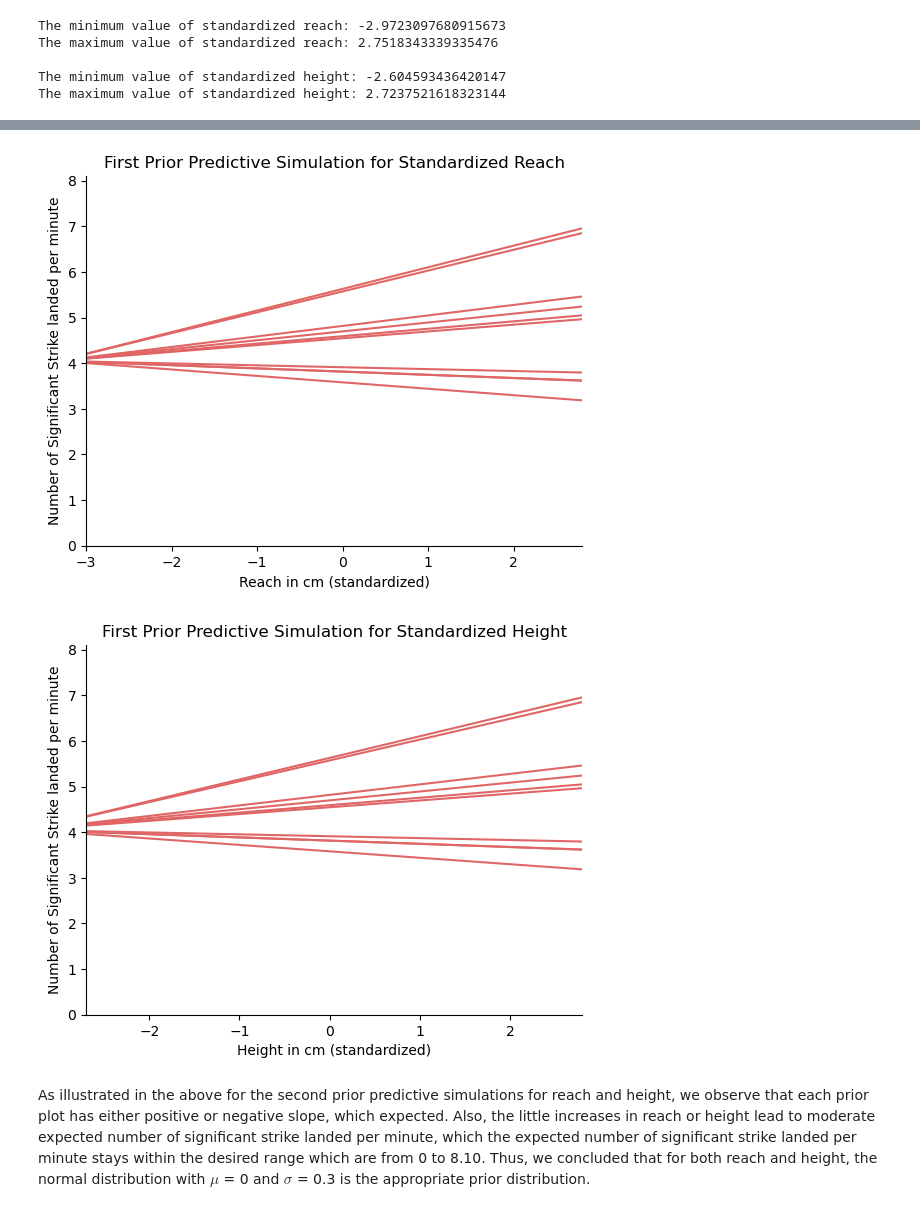
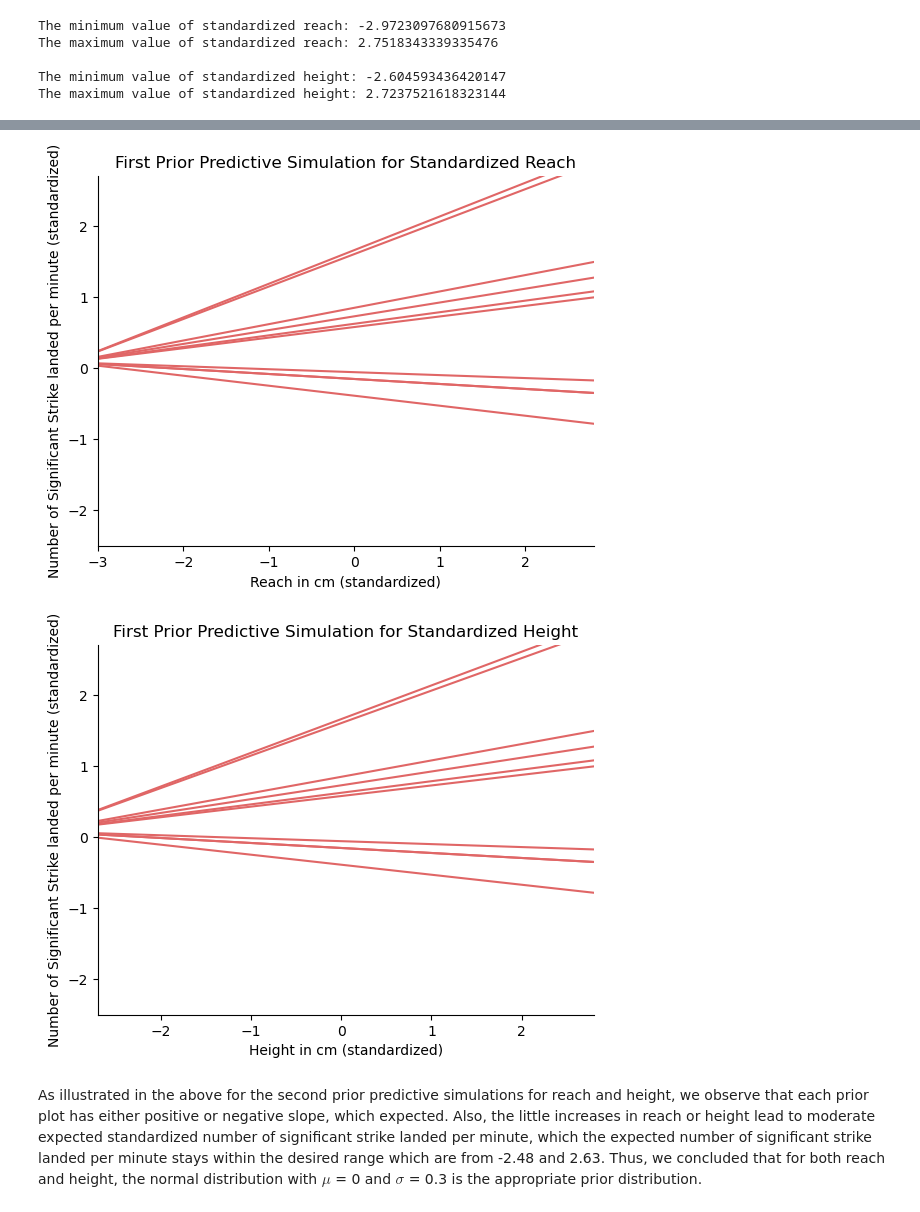
Before and after one commit to harrisonahn1129/UFC_Fights_HRSS_analysis, a Jupyter notebook: Final_Project-3.ipynb, the cells around one changed output, grey strips where cells are left out. Cells and saved outputs as stored; diff of their text form; code cells hidden in the pictures.

```diff
--- a/Final_Project-3.ipynb
+++ b/Final_Project-3.ipynb
@@ -221,17 +231,17 @@ NUM_LINES = 10
 
 x_seq = np.linspace(-3, 2.8, 50)
 
-alpha = stats.norm.rvs(4.05, 1.0, size=NUM_LINES, random_state = 42)
+alpha = stats.norm.rvs(0.08, 1.0, size=NUM_LINES, random_state = 42)
 beta_R = stats.norm.rvs(0, 10, size=NUM_LINES, random_state = 42)
 
 for i in range(NUM_LINES):
     mu = alpha[i] + beta_R[i] * x_seq
     _ = plt.plot(x_seq, mu, color="#e06666")
 
-_ = plt.ylabel("Number of Significant Strike landed per minute")
+_ = plt.ylabel("Number of Significant Strike landed per minute (standardize)")
 _ = plt.xlabel("Reach in cm (standardized)")
 _ = plt.title("First Prior Predictive Simulation for Standardized Reach")
 _ = plt.xlim(-3, 2.8)
-_ = plt.ylim(0, 8.10)
+_ = plt.ylim(-2.5, 2.7)
 sns.despine();
 # %% [output]
@@ -246,17 +256,17 @@ NUM_LINES = 10
 
 x_seq = np.linspace(-2.7, 2.8, 50)
 
-alpha = stats.norm.rvs(4.05, 1.0, size=NUM_LINES, random_state = 42)
+alpha = stats.norm.rvs(0.08, 1.0, size=NUM_LINES, random_state = 42)
 beta_H = stats.norm.rvs(0, 10, size=NUM_LINES, random_state = 42)
 
 for i in range(NUM_LINES):
     mu = alpha[i] + beta_H[i] * x_seq
     _ = plt.plot(x_seq, mu, color="#e06666")
 
-_ = plt.ylabel("Number of Significant Strike landed per minute")
+_ = plt.ylabel("Number of Significant Strike landed per minute (standardized)")
 _ = plt.xlabel("Height in cm (standardized)")
 _ = plt.title("First Prior Predictive Simulation for Standardized Height")
 _ = plt.xlim(-2.7, 2.8)
-_ = plt.ylim(0, 8.10)
+_ = plt.ylim(-2.5, 2.7)
 sns.despine();
 # %% [output]
@@ -275,44 +285,44 @@ NUM_LINES = 10
 
 x_seq = np.linspace(-3, 2.8, 50)
 
-alpha = stats.norm.rvs(4.05, 1.0, size=NUM_LINES, random_state = 42)
+alpha = stats.norm.rvs(0.08, 1.0, size=NUM_LINES, random_state = 42)
 beta_R = stats.norm.rvs(0, 0.3, size=NUM_LINES, random_state = 42)
 
 for i in range(NUM_LINES):
     mu = alpha[i] + beta_R[i] * x_seq
     _ = plt.plot(x_seq, mu, color="#e06666")
 
-_ = plt.ylabel("Number of Significant Strike landed per minute")
+_ = plt.ylabel("Number of Significant Strike landed per minute (standardized)")
 _ = plt.xlabel("Reach in cm (standardized)")
 _ = plt.title("First Prior Predictive Simulation for Standardized Reach")
 _ = plt.xlim(-3, 2.8)
-_ = plt.ylim(0, 8.10)
+_ = plt.ylim(-2.5, 2.7)
 sns.despine();
 # %% [output]
-[figure, old version]
+[figure, new version]
 # %%
 # Second prior predictive simulation for height
 NUM_LINES = 10
 
 x_seq = np.linspace(-2.7, 2.8, 50)
 
-alpha = stats.norm.rvs(4.05, 1.0, size=NUM_LINES, random_state = 42)
+alpha = stats.norm.rvs(0.08, 1.0, size=NUM_LINES, random_state = 42)
 beta_H = stats.norm.rvs(0, 0.3, size=NUM_LINES, random_state = 42)
 
 for i in range(NUM_LINES):
     mu = alpha[i] + beta_H[i] * x_seq
     _ = plt.plot(x_seq, mu, color="#e06666")
 
-_ = plt.ylabel("Number of Significant Strike landed per minute")
+_ = plt.ylabel("Number of Significant Strike landed per minute (standardized)")
 _ = plt.xlabel("Height in cm (standardized)")
 _ = plt.title("First Prior Predictive Simulation for Standardized Height")
 _ = plt.xlim(-2.7, 2.8)
-_ = plt.ylim(0, 8.10)
+_ = plt.ylim(-2.5, 2.7)
 sns.despine();
 # %% [output]
-[figure, old version]
+[figure, new version]
 # %% [markdown]
-As illustrated in the above for the second prior predictive simulations for reach and height, we observe that each prior plot has either positive or negative slope, which expected. Also, the little increases in reach or height lead to moderate expected number of significant strike landed per minute, which the expected number of significant strike landed per minute stays within the desired range which are from 0 to 8.10. Thus, we concluded that for both reach and height, the normal distribution with $\mu$ = 0 and $\sigma$ = 0.3 is the appropriate prior distribution.
+As illustrated in the above for the second prior predictive simulations for reach and height, we observe that each prior plot has either positive or negative slope, which expected. Also, the little increases in reach or height lead to moderate expected standardized number of significant strike landed per minute, which the expected number of significant strike landed per minute stays within the desired range which are from -2.48 and 2.63. Thus, we concluded that for both reach and height, the normal distribution with $\mu$ = 0 and $\sigma$ = 0.3 is the appropriate prior distribution.
 # %% [markdown]
 ### Fit the Model
 
```
Also changed, not shown: parts of 19 cells of this notebook.
